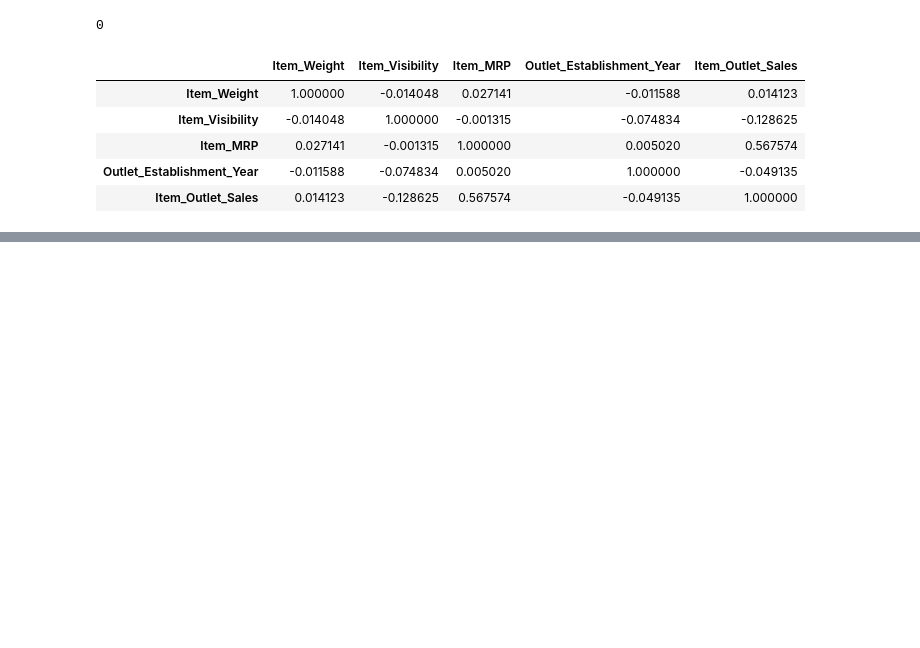
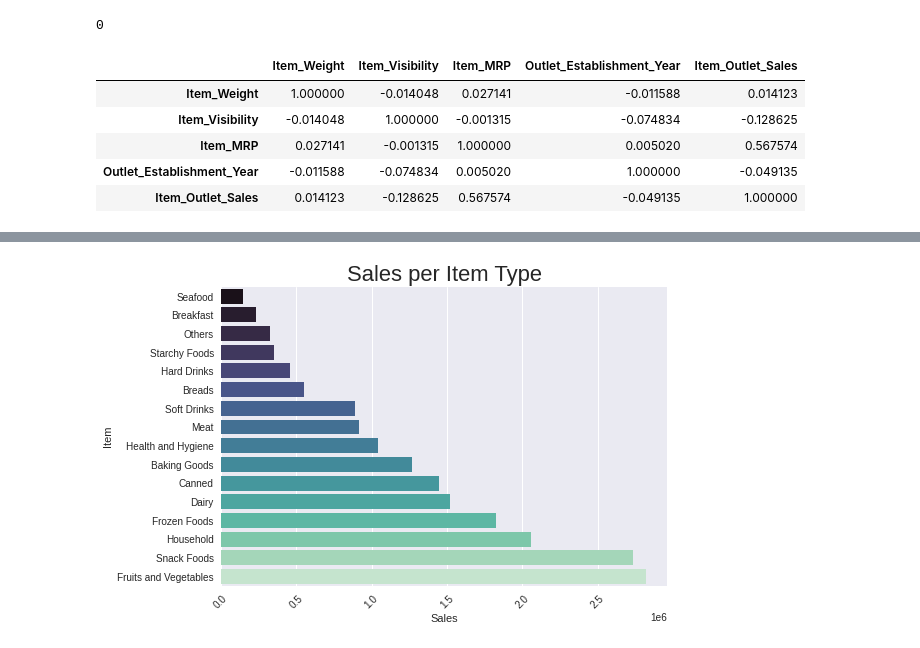
Before and after one commit to AlphaKaba24/sales-predictionsAK, a Jupyter notebook: sales_predictions.ipynb, the cells around one changed output, grey strips where cells are left out. Saved outputs shown, nothing was run; the diff lists cells and outputs as text; code cells hidden in the pictures; blank space fills up the shorter version.

```diff
--- a/sales_predictions.ipynb
+++ b/sales_predictions.ipynb
@@ -206,0 +209,10 @@ plt.ticklabel_format(useOffset=False, style='plain')
+# %%
+total_sales = df.groupby('Item_Type')['Item_Outlet_Sales'].sum().sort_values()
+# %%
+sns.barplot(data=df, x=total_sales.values, y=total_sales.index, palette = "mako")
+plt.xticks(rotation = 45)
+plt.title('Sales per Item Type', fontsize = 22)
+plt.xlabel('Sales')
+plt.ylabel('Item');
+# %% [output]
+[figure, added]
```
Also changed, not shown: parts of 7 cells of this notebook.
